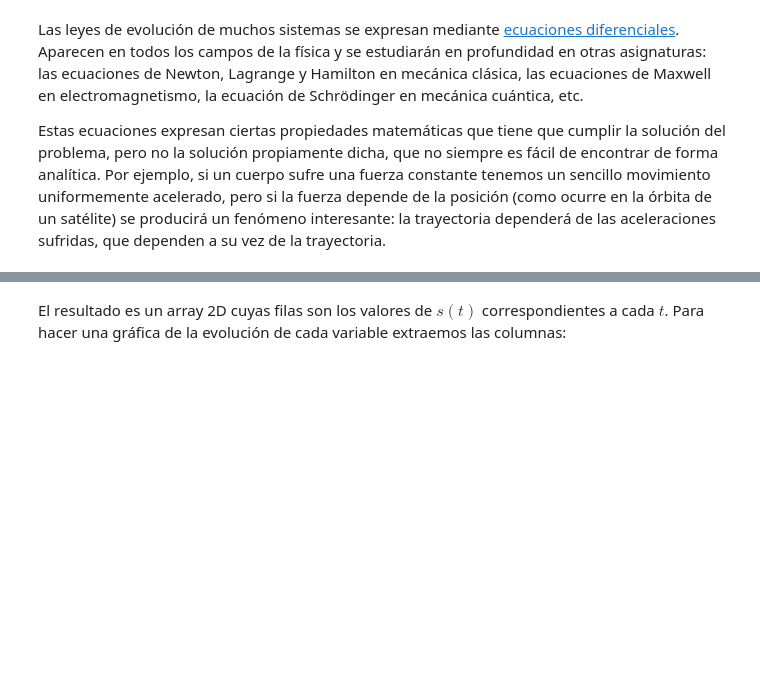
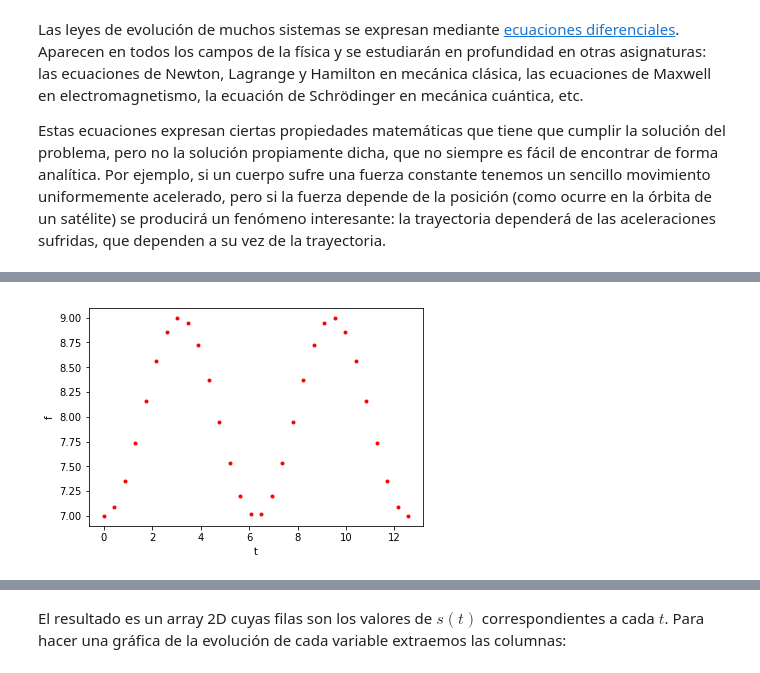
Before and after one commit to albertoruiz/inforfis, a Jupyter notebook: notebooks/euler.ipynb, the cells around one changed output, grey strips where cells are left out. Cells and saved outputs as stored; diff of their text form; code cells hidden in the pictures; blank space fills up the shorter version.

```diff
--- a/notebooks/euler.ipynb
+++ b/notebooks/euler.ipynb
@@ -173,27 +15,0 @@ $$\begin{aligned}
-# %%
-deg = np.pi/180
-
-V0 = 2
-ang = 60*deg
-f = 15
-
-dt = 0.005
-t = np.arange(0,5,dt)
-n = len(t)
-r = np.zeros([n,2])
-v = np.zeros([n,2])
-
-r[0] = 0,0
-v[0] = V0*np.cos(ang), V0*np.sin(ang)
-g = np.array([0,-9.8])
-
-for j in range(n-1):
-    a      = g - f*v[j]
-    v[j+1] = v[j] + dt * a
-    r[j+1] = r[j] + dt * v[j+1]
-
-
-x,y = r.T
-ok = y >= 0
-
-plt.plot(x[ok],y[ok],'.-'); plt.axis('equal'); plt.xlabel('x'); plt.ylabel('y');
@@ -270,0 +77,14 @@ array([[10.        ,  0.        ],
+# %%
+# derivada
+def deriv(_, t):
+    df = np.sin(t)
+    return df
+
+# valor inicial
+f0 = 7
+
+# tiempos de integración
+t = np.linspace(0, 2*2*np.pi, 30)
+
+# calculamos la integral
+f = odeint( deriv, f0, t )
@@ -270,0 +113,5 @@ array([[10.        ,  0.        ],
+# %%
+plt.plot(t,f,'.',color='red')
+plt.xlabel('t'); plt.ylabel('f');
+# %% [output]
+[figure, added]
```
Also changed, not shown: parts of 95 cells of this notebook, 53 other files.
